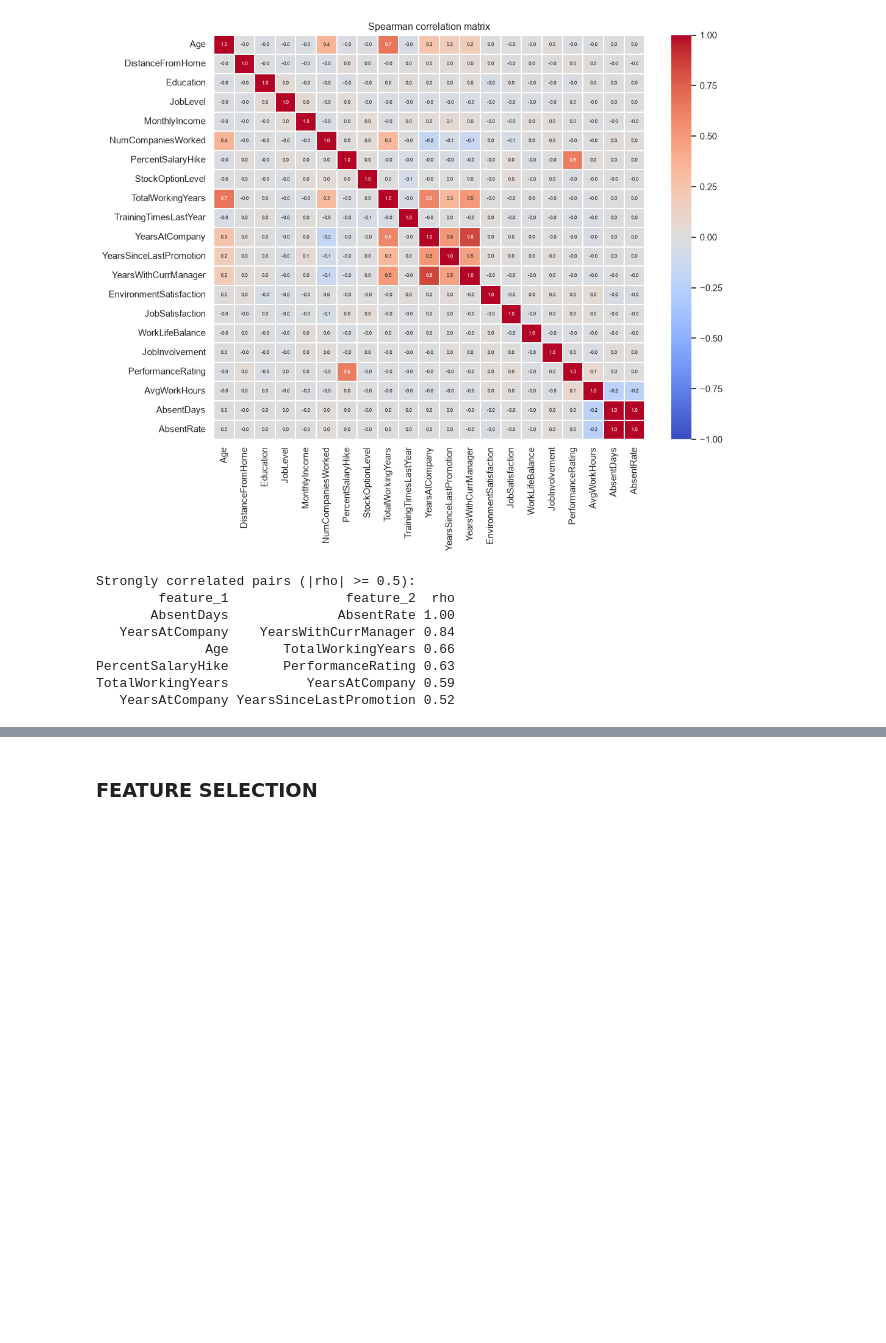
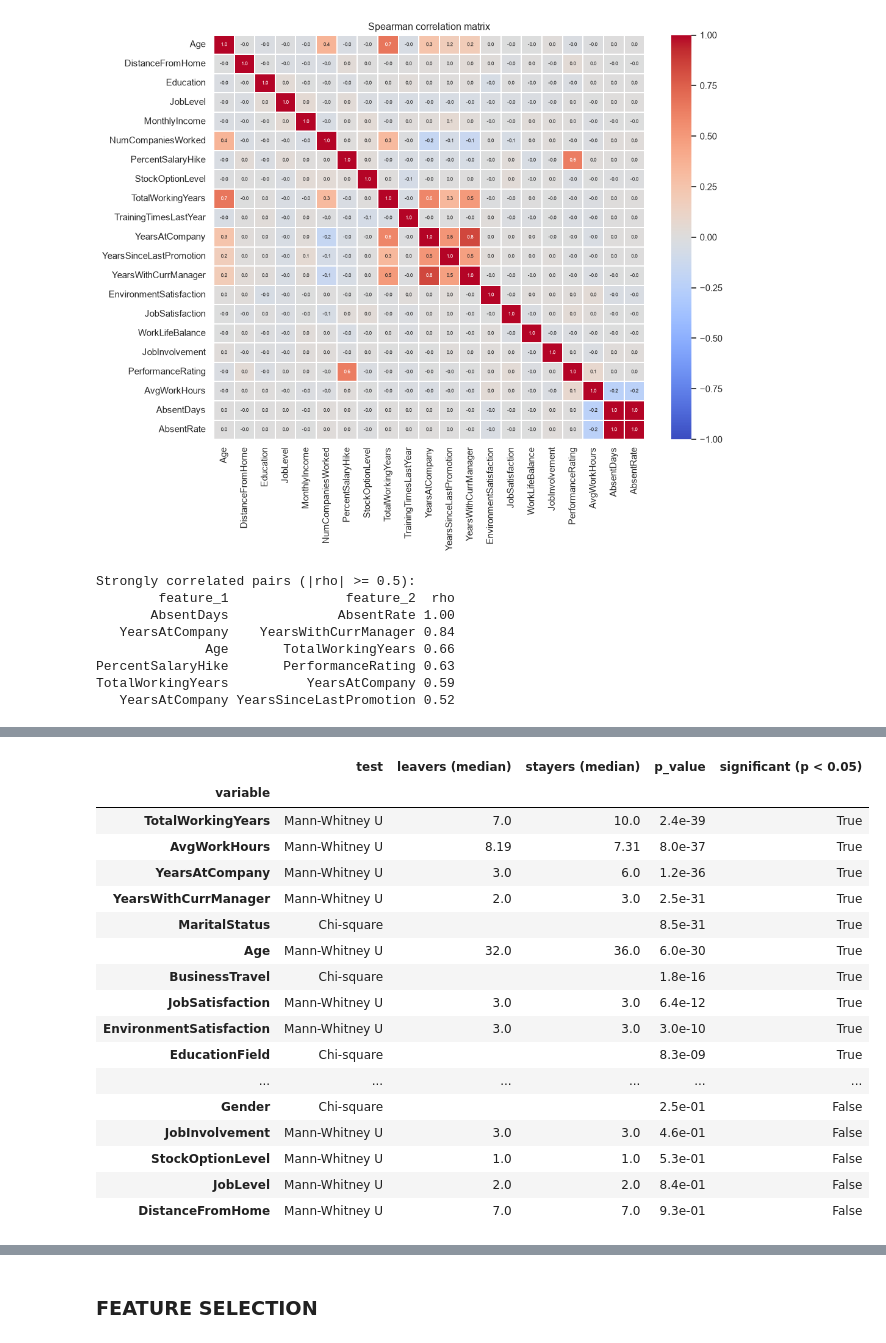
Before and after one commit to DangHoangMinhTu/Project-3---Clustering-HR-Analytics-Case-Study, a Jupyter notebook: HR-Analytics-Case-Study-Clustering.ipynb, the cells around one changed output, grey strips where cells are left out. Saved outputs shown, nothing was run; the diff lists cells and outputs as text; code cells hidden in the pictures; blank space fills up the shorter version.

```diff
--- a/HR-Analytics-Case-Study-Clustering.ipynb
+++ b/HR-Analytics-Case-Study-Clustering.ipynb
@@ -606,0 +619,24 @@ TotalWorkingYears          YearsAtCompany 0.59
+# %%
+NUM_EDA = [c for c in df.select_dtypes("number").columns
+           if c not in ("Attrition", "AbsentDays")]
+q1, q3 = df[NUM_EDA].quantile(0.25), df[NUM_EDA].quantile(0.75)
+iqr = q3 - q1
+is_out = (df[NUM_EDA] < q1 - 1.5 * iqr) | (df[NUM_EDA] > q3 + 1.5 * iqr)
+outliers = pd.DataFrame({"outliers": is_out.sum(), "% of employees": is_out.mean() * 100,
+                         "upper fence": q3 + 1.5 * iqr})
+outliers = outliers[outliers["outliers"] > 0].sort_values("outliers", ascending=False)
+
+DECISION = {
+    "MonthlyIncome": "keep, log1p (real high salaries)",
+    "YearsAtCompany": "keep, log1p (long tenure is real)",
+    "YearsSinceLastPromotion": "keep, log1p (stagnation is a target profile)",
+    "TotalWorkingYears": "keep, log1p",
+    "AvgWorkHours": "keep (long hours = overtime profile of interest)",
+    "NumCompaniesWorked": "keep (not a clustering feature)",
+    "YearsWithCurrManager": "keep (not a clustering feature)",
+    "TrainingTimesLastYear": "keep (discrete 0-6, not a clustering feature)",
+    "PerformanceRating": "keep (only values 3/4; '4' flagged by the rule)",
+    "StockOptionLevel": "keep (discrete 0-3, not a clustering feature)",
+}
+outliers["decision"] = outliers.index.map(DECISION)
+outliers.round(1)
@@ -606,0 +660,35 @@ TotalWorkingYears          YearsAtCompany 0.59
+# %%
+from scipy.stats import mannwhitneyu, chi2_contingency
+
+left, stayed = df[df["Attrition"] == 1], df[df["Attrition"] == 0]
+test_rows = []
+for c in [c for c in NUM_EDA if c != "EmployeeID"]:
+    test_rows.append({"variable": c, "test": "Mann-Whitney U",
+                      "leavers (median)": left[c].median(), "stayers (median)": stayed[c].median(),
+                      "p_value": mannwhitneyu(left[c], stayed[c]).pvalue})
+for c in ["BusinessTravel", "MaritalStatus", "Department", "JobRole", "EducationField", "Gender"]:
+    test_rows.append({"variable": c, "test": "Chi-square",
+                      "p_value": chi2_contingency(pd.crosstab(df[c], df["Attrition"]))[1]})
+tests = pd.DataFrame(test_rows).set_index("variable").sort_values("p_value")
+tests["significant (p < 0.05)"] = tests["p_value"] < 0.05
+tests["p_value"] = tests["p_value"].map("{:.1e}".format)
+tests.round(2).fillna("")
+# %% [output]
+|  | test | leavers (median) | stayers (median) | p_value | significant (p < 0.05) |
+| variable |  |  |  |  |  |
+| TotalWorkingYears | Mann-Whitney U | 7.0 | 10.0 | 2.4e-39 | True |
+| AvgWorkHours | Mann-Whitney U | 8.19 | 7.31 | 8.0e-37 | True |
+| YearsAtCompany | Mann-Whitney U | 3.0 | 6.0 | 1.2e-36 | True |
+| YearsWithCurrManager | Mann-Whitney U | 2.0 | 3.0 | 2.5e-31 | True |
+| MaritalStatus | Chi-square |  |  | 8.5e-31 | True |
+| Age | Mann-Whitney U | 32.0 | 36.0 | 6.0e-30 | True |
+| BusinessTravel | Chi-square |  |  | 1.8e-16 | True |
+| JobSatisfaction | Mann-Whitney U | 3.0 | 3.0 | 6.4e-12 | True |
+| EnvironmentSatisfaction | Mann-Whitney U | 3.0 | 3.0 | 3.0e-10 | True |
+| EducationField | Chi-square |  |  | 8.3e-09 | True |
+| ... | ... | ... | ... | ... | ... |
+| Gender | Chi-square |  |  | 2.5e-01 | False |
+| JobInvolvement | Mann-Whitney U | 3.0 | 3.0 | 4.6e-01 | False |
+| StockOptionLevel | Mann-Whitney U | 1.0 | 1.0 | 5.3e-01 | False |
+| JobLevel | Mann-Whitney U | 2.0 | 2.0 | 8.4e-01 | False |
+| DistanceFromHome | Mann-Whitney U | 7.0 | 7.0 | 9.3e-01 | False |
```
Also changed, not shown: parts of 23 cells of this notebook, 4 other files.
